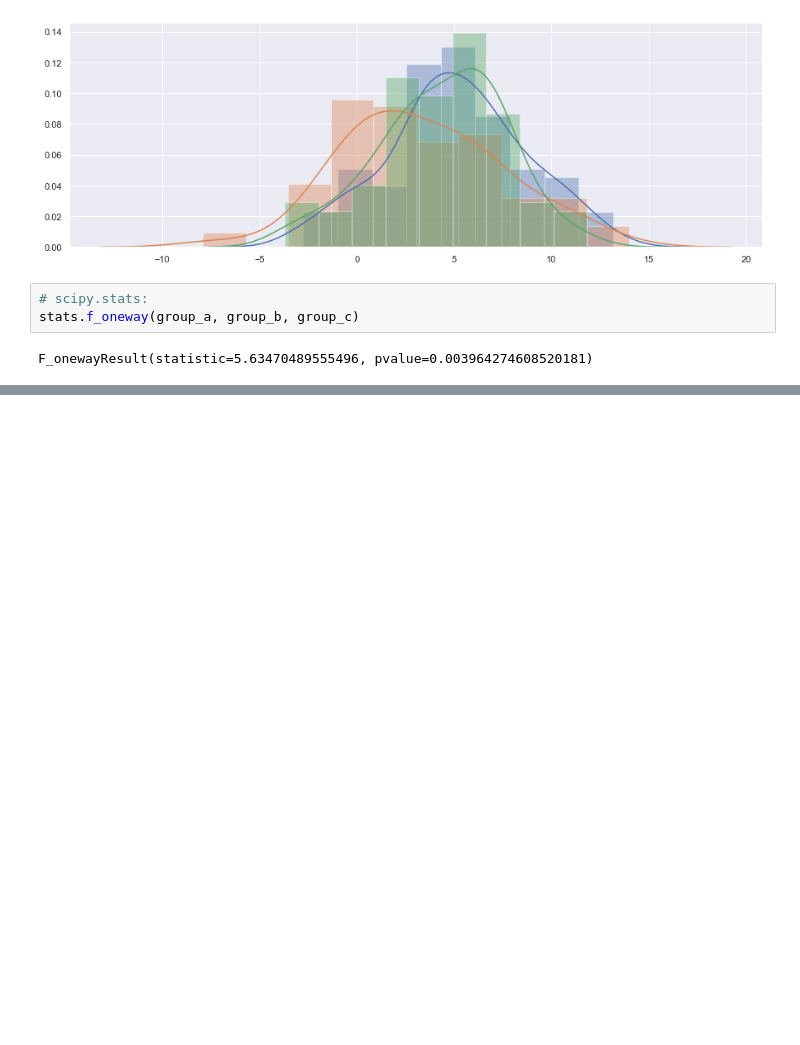
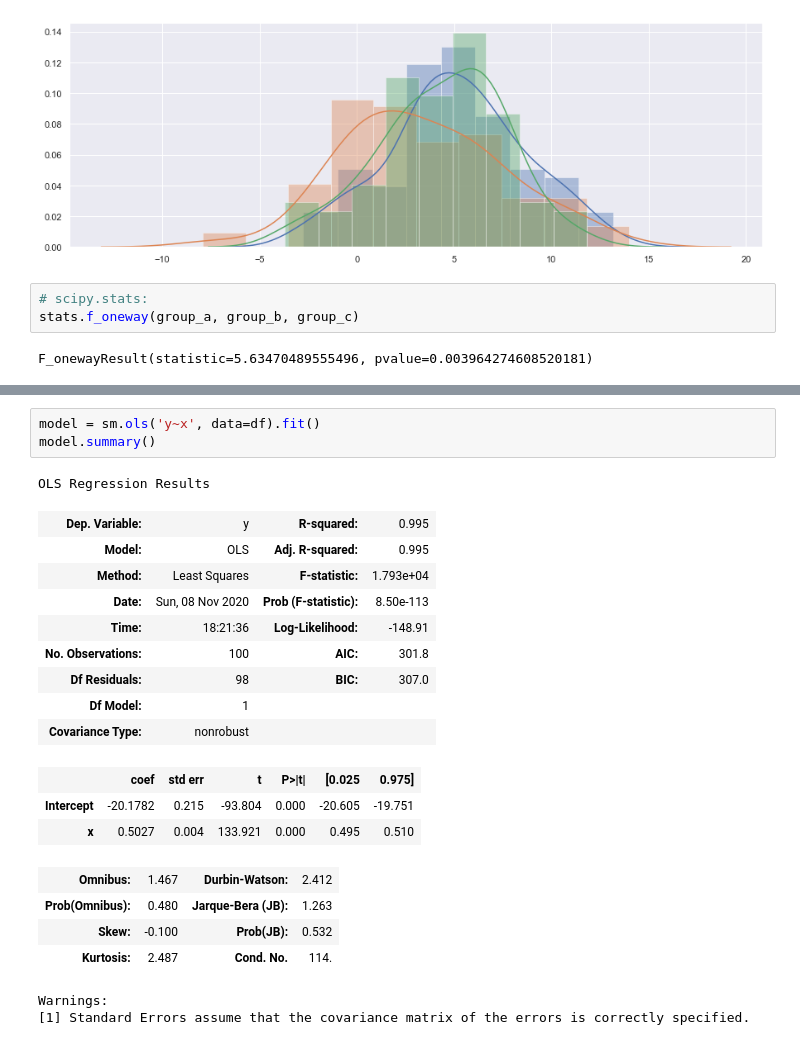
Before and after one commit to normannexo/Mathematics-notebooks, a Jupyter notebook: Statistics.ipynb, the cells around one changed output, grey strips where cells are left out. Cells and saved outputs as stored; diff of their text form; blank space fills up the shorter version.

```diff
--- a/Statistics.ipynb
+++ b/Statistics.ipynb
@@ -84,0 +94,23 @@ from statsmodels.formula.api import ols
+# %%
+model = sm.ols('y~x', data=df).fit()
+model.summary()
+# %% [output]
+OLS Regression Results
+| Dep. Variable: | y | R-squared: | 0.995 |
+| Model: | OLS | Adj. R-squared: | 0.995 |
+| Method: | Least Squares | F-statistic: | 1.793e+04 |
+| Date: | Sun, 08 Nov 2020 | Prob (F-statistic): | 8.50e-113 |
+| Time: | 18:21:36 | Log-Likelihood: | -148.91 |
+| No. Observations: | 100 | AIC: | 301.8 |
+| Df Residuals: | 98 | BIC: | 307.0 |
+| Df Model: | 1 |  |  |
+| Covariance Type: | nonrobust |  |  |
+|  | coef | std err | t | P>|t| | [0.025 | 0.975] |
+| Intercept | -20.1782 | 0.215 | -93.804 | 0.000 | -20.605 | -19.751 |
+| x | 0.5027 | 0.004 | 133.921 | 0.000 | 0.495 | 0.510 |
+| Omnibus: | 1.467 | Durbin-Watson: | 2.412 |
+| Prob(Omnibus): | 0.480 | Jarque-Bera (JB): | 1.263 |
+| Skew: | -0.100 | Prob(JB): | 0.532 |
+| Kurtosis: | 2.487 | Cond. No. | 114. |
+Warnings:
+[1] Standard Errors assume that the covariance matrix of the errors is correctly specified.
```
Also changed, not shown: parts of 4 cells of this notebook, 1 other file.
